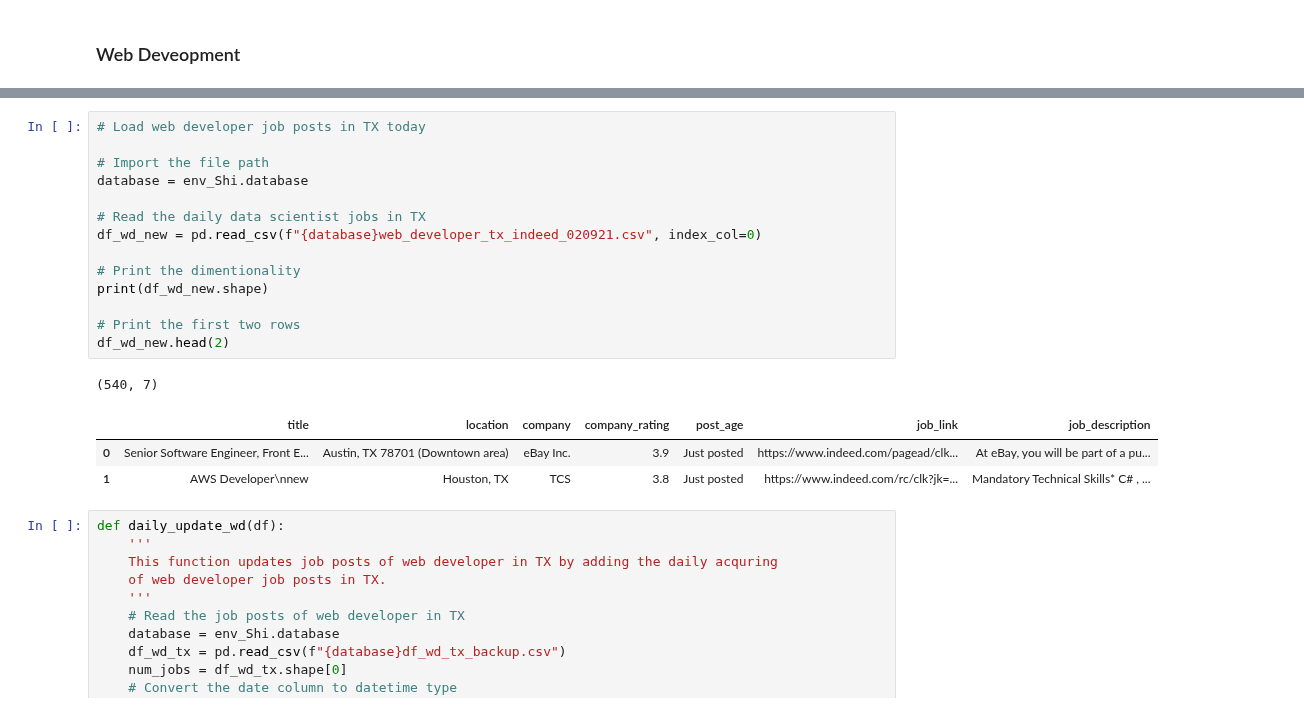
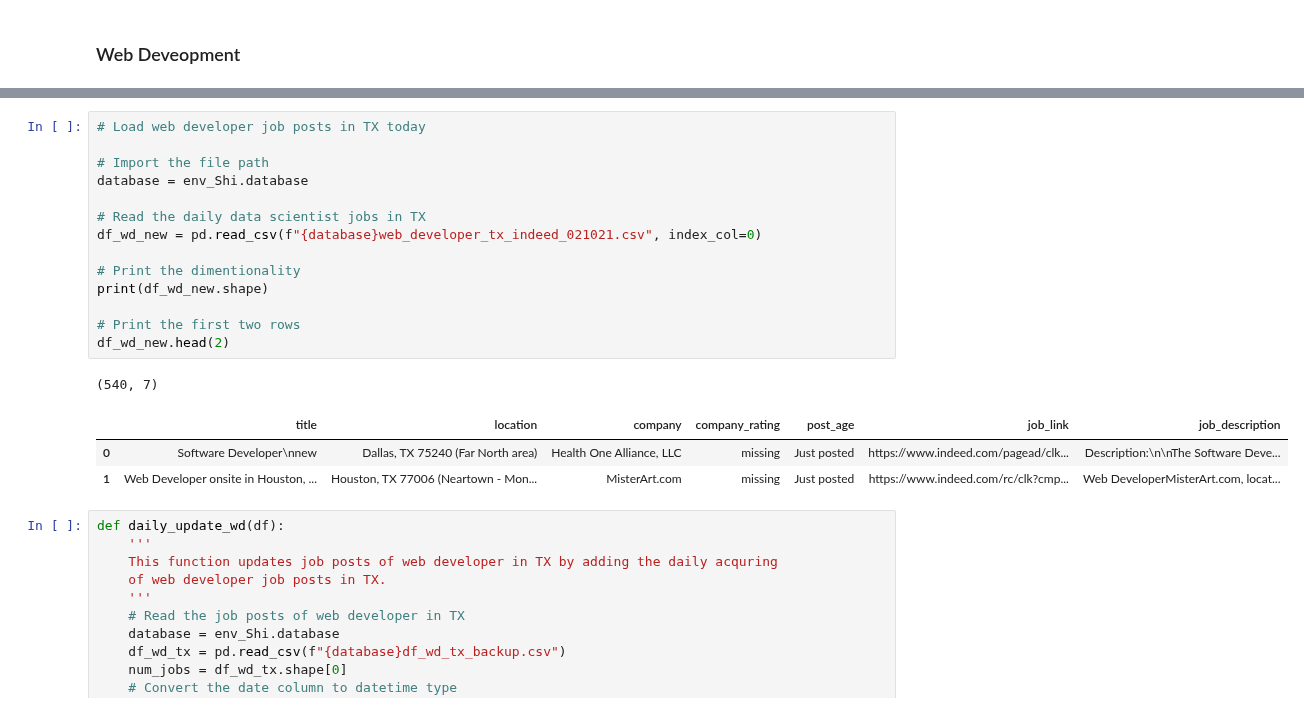
Before and after one commit to Blue-Owl-Data/Job-Search-Dashboard, a Jupyter notebook: notebook/MVP_Shi.ipynb, the cells around one changed output, grey strips where cells are left out. Cells and saved outputs as stored; diff of their text form.

```diff
--- a/notebook/MVP_Shi.ipynb
+++ b/notebook/MVP_Shi.ipynb
@@ -469,22 +485,22 @@ def transform_old_file(df, date_string):
 # %%
 # Load web developer job posts in TX today
 
 # Import the file path
 database = env_Shi.database
 
 # Read the daily data scientist jobs in TX
-df_wd_new = pd.read_csv(f"{database}web_developer_tx_indeed_020921.csv", index_col=0)
+df_wd_new = pd.read_csv(f"{database}web_developer_tx_indeed_021021.csv", index_col=0)
 
 # Print the dimentionality
 print(df_wd_new.shape)
 
 # Print the first two rows
 df_wd_new.head(2)
 # %% [output]
 (540, 7)
 |  | title | location | company | company_rating | post_age | job_link | job_description |
-| 0 | Senior Software Engineer, Front E... | Austin, TX 78701 (Downtown area) | eBay Inc. | 3.9 | Just posted | https://www.indeed.com/pagead/clk... | At eBay, you will be part of a pu... |
-| 1 | AWS Developer\nnew | Houston, TX | TCS | 3.8 | Just posted | https://www.indeed.com/rc/clk?jk=... | Mandatory Technical Skills* C# , ... |
+| 0 | Software Developer\nnew | Dallas, TX 75240 (Far North area) | Health One Alliance, LLC | missing | Just posted | https://www.indeed.com/pagead/clk... | Description:\n\nThe Software Deve... |
+| 1 | Web Developer onsite in Houston, ... | Houston, TX 77006 (Neartown - Mon... | MisterArt.com | missing | Just posted | https://www.indeed.com/rc/clk?cmp... | Web DeveloperMisterArt.com, locat... |
 # %%
 def daily_update_wd(df):
     '''
```
Also changed, not shown: parts of 29 cells of this notebook.
